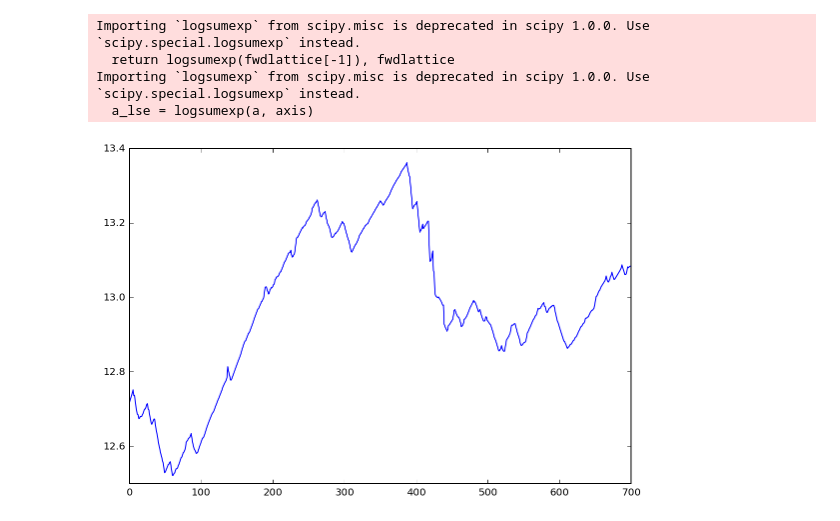
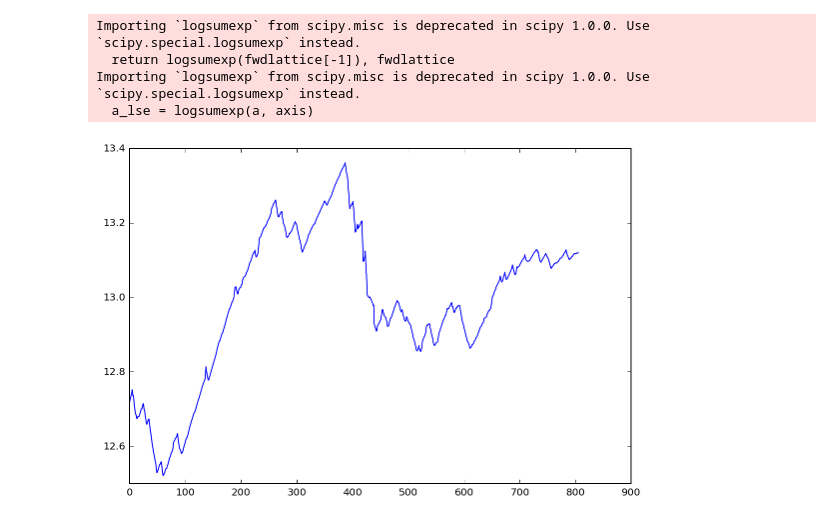
Before and after one commit to Sheph/anomaly, a Jupyter notebook: pch2_run.ipynb, the cells around one changed output. Saved outputs shown, nothing was run; the diff lists cells and outputs as text; code cells hidden in the pictures.

```diff
--- a/pch2_run.ipynb
+++ b/pch2_run.ipynb
@@ -325,6 +325,10 @@ from scipy.special import logsumexp
 
 df_test = pd.read_csv("data_test.csv")
 df_test.drop(df_test.columns[0], inplace=True, axis=1)
+#df_test = extend_set(df_test)
+#df_test = extend_set(df_test)
+#df_test = extend_set(df_test)
+
 df2_test = df_test.drop([df_test.columns[0], df_test.columns[1]], axis=1)
 df2_test = pd.DataFrame(scaler.transform(df2_test), columns=df_test.columns[2:])
 
@@ -362,32 +366,34 @@ def calc_final_prob(samples):
         act_s = my_s
         #act_s = final_hmms[i].score(samples)
         #assert(np.allclose(my_s, act_s))
 
         i_a.append(act_s)
         i_b.append(float(final_nk[i]) / float(N))
 
     return scipy.special.logsumexp(a=i_a, b=i_b)
 
 TestPN = df3_test.drop(["time", "frame"], axis=1)
-TestPN = TestPN.head(1500)
+#TestPN = TestPN.head(1500)
 
 for i in range(finalK):
     check_is_fitted(final_hmms[i], "startprob_")
     final_hmms[i]._check()
     lattices.append(np.zeros((len(TestPN), bgmm.n_components)))
 
 test_arr = []
 scrs = []
+scrs_raw = []
 j = 1
 for i in range(len(TestPN)):
     r = TestPN.iloc[i].ravel()
     test_arr.append(r)
     prb = calc_final_prob(test_arr)
     scrs.append(prb / j)
+    scrs_raw.append(prb)
     j += 1
 
 plt.figure()
 plt.plot(scrs[800:])
 plt.show()
 # %% [output]
-[figure, old version]
+[figure, new version]
```
Also changed, not shown: parts of 2 cells of this notebook, 4 other files.
